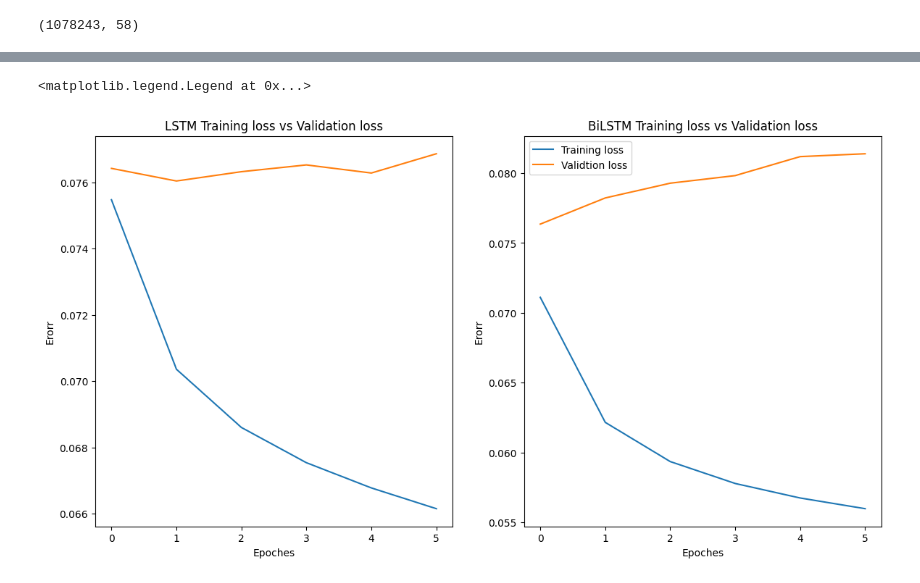
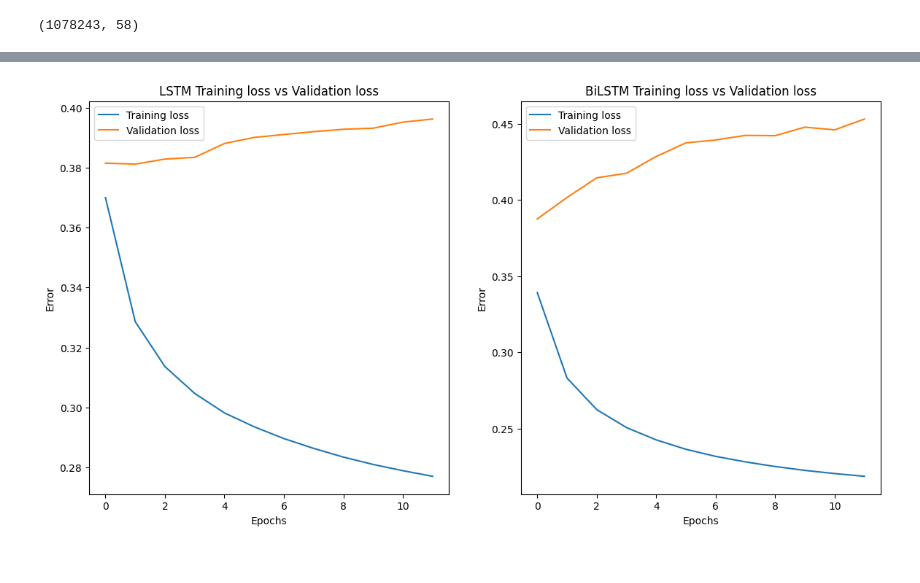
Before and after one commit to 8asic/mlpc2025-sound-event-detection, a Jupyter notebook: T3-Classification/models/lstm/BiLSTM.ipynb, the cells around one changed output, grey strips where cells are left out. Cells and saved outputs as stored; diff of their text form; code cells hidden in the pictures.

```diff
--- a/T3-Classification/models/lstm/BiLSTM.ipynb
+++ b/T3-Classification/models/lstm/BiLSTM.ipynb
@@ -94,7 +85,7 @@ import torch
 import torch.nn as nn
 
 class LSTMAED(nn.Module):
-    def __init__(self, input_dim, hidden_dim, num_classes, num_layers=2, dropout=0.3,bidirectional=False):
+    def __init__(self, input_dim, hidden_dim, num_classes, num_layers=2, dropout=0.2,bidirectional=False):
         super(LSTMAED, self).__init__()
         self.bilstm = nn.LSTM(
             input_size=input_dim,
@@ -115,8 +106,8 @@ class LSTMAED(nn.Module):
         out = self.classifier(lstm_out)
         return out
 # %%
-lstm=LSTMAED(96,128,58)
-BiLSTM=LSTMAED(96,128,58,bidirectional=True)
+lstm=LSTMAED(64,128,58).to("cuda")
+BiLSTM=LSTMAED(64,128,58,bidirectional=True).to("cuda")
 # %%
 def train_model(model):
     import torch
@@ -126,7 +117,7 @@ def train_model(model):
 
     device = "cuda"
     model.to(device)
-    criterion = nn.BCEWithLogitsLoss()
+    criterion = nn.BCEWithLogitsLoss(pos_weight=torch.tensor([10.0] * 58, device=device))
     optimizer = torch.optim.Adam(model.parameters(), lr=1e-3)
 
     training_loss = []
@@ -145,7 +136,7 @@ def train_model(model):
     train_loader = DataLoader(train_dataset, batch_size=batch_size, shuffle=True)
     val_loader = DataLoader(val_dataset, batch_size=batch_size)
 
-    num_epochs = 6
+    num_epochs = 12
 
     for epoch in range(num_epochs):
         model.train()
@@ -230,9 +221,7 @@ def train_model(model):
         print(f"F1 Score:                    {avg_f1:.4f}")
         print(f"Average Balanced Accuracy:   {avg_bal_acc:.4f}")
 
-    # Save model
-    torch.save(model.state_dict(), 'spectrogram_transformer_weights.pth')
-    torch.save(model, 'spectrogram_transformer_full_model.pth')
+
 
     return training_loss, validation_loss, {
         "precision": avg_precision,
@@ -363,21 +352,25 @@ Average Balanced Accuracy:   0.5621
 # %%
 import matplotlib.pyplot as plt
 import seaborn as sns
-fig,ax = plt.subplots(1,2,figsize=(14,7))
-ax[0].plot(range(6),tr_loss,label="Training loss"),
-ax[0].plot(range(6),val_loss,label = "Validtion loss")
+
+fig, ax = plt.subplots(1, 2, figsize=(14, 7))
+ax[0].plot(range(len(tr_loss)), tr_loss, label="Training loss")
+ax[0].plot(range(len(val_loss)), val_loss, label="Validation loss")
 ax[0].set_title("LSTM Training loss vs Validation loss")
-ax[0].set_xlabel("Epoches")
-ax[0].set_ylabel("Erorr")
-ax[1].plot(range(6),tr_loss_bi,label="Training loss"),
-ax[1].plot(range(6),val_loss_bi,label = "Validtion loss")
+ax[0].set_xlabel("Epochs")
+ax[0].set_ylabel("Error")
+ax[0].legend()
+
+ax[1].plot(range(len(tr_loss_bi)), tr_loss_bi, label="Training loss")
+ax[1].plot(range(len(val_loss_bi)), val_loss_bi, label="Validation loss")
 ax[1].set_title("BiLSTM Training loss vs Validation loss")
-ax[1].set_xlabel("Epoches")
-ax[1].set_ylabel("Erorr")
-plt.legend()
+ax[1].set_xlabel("Epochs")
+ax[1].set_ylabel("Error")
+ax[1].legend()
+
+plt.show()
 # %% [output]
-<matplotlib.legend.Legend at 0x...>
-[figure, old version]
+[figure, new version]
 # %%
 test_model(lstm)
 # %% [output]
```
Also changed, not shown: parts of 7 cells of this notebook, 2 other files.
